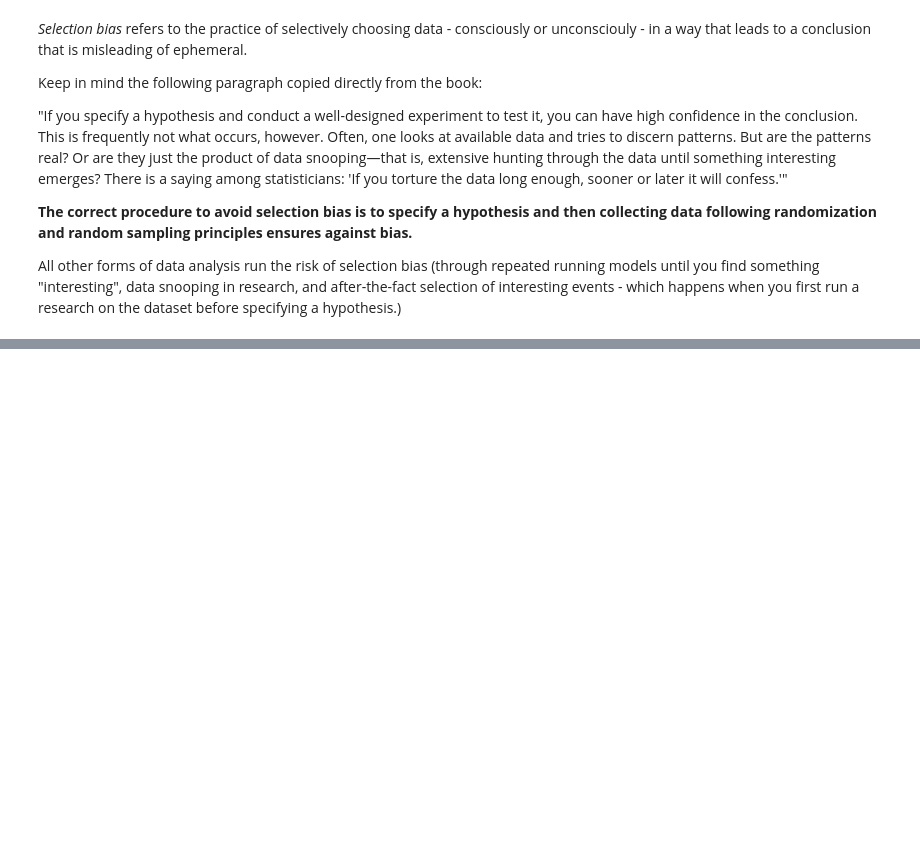
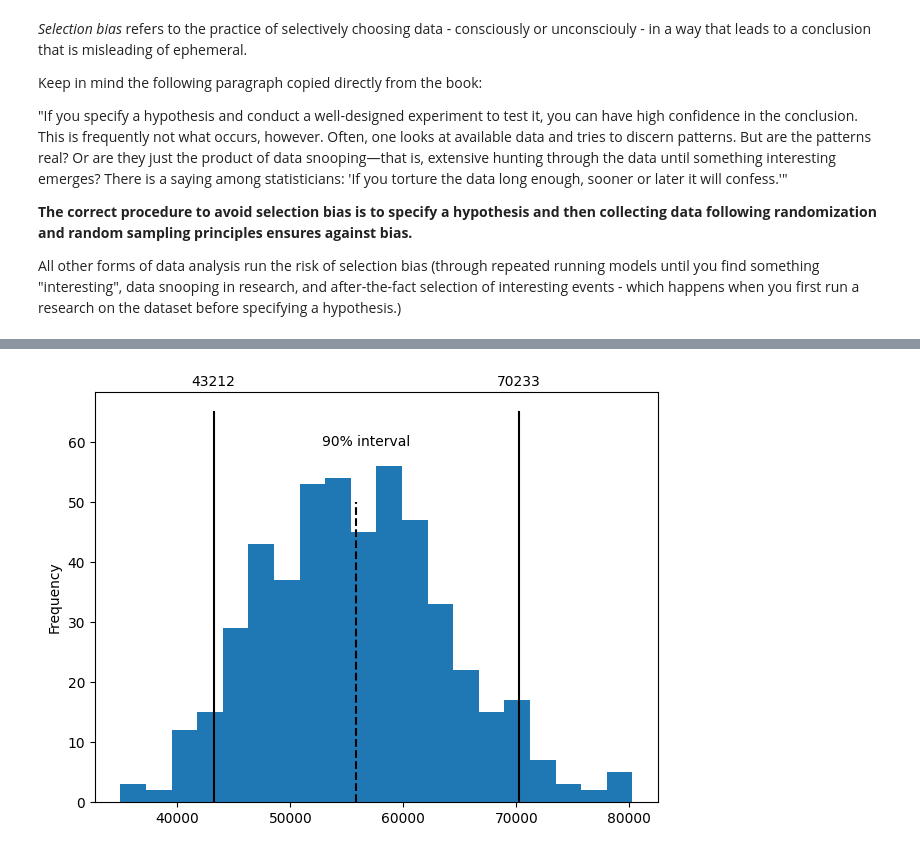
Before and after one commit to alexandrehsd/practical-statistics-notes, a Jupyter notebook: python/ch02_data_and_sampling_distributions.ipynb, the cells around one changed output, grey strips where cells are left out. Drawn from its saved outputs; the diff is of its cells as text; code cells hidden in the pictures; blank space fills up the shorter version.

```diff
--- a/python/ch02_data_and_sampling_distributions.ipynb
+++ b/python/ch02_data_and_sampling_distributions.ipynb
@@ -24,0 +150,34 @@ All other forms of data analysis run the risk of selection bias (through repeate
+# %%
+# bootstrap confidence interval
+np.random.seed(seed=3)
+
+# create a sample of 20 loan income
+loans_income20 = resample(loans_income, n_samples=20, replace=False)
+results = []
+for nrepeat in range(500):
+    sample = resample(loans_income20)  # sample with replacement
+    results.append(sample.mean())
+
+results = pd.Series(results)
+sorted_results = results.sort_values(ignore_index=True)
+
+lower_endpoint, upper_endpoint = results.quantile([0.05, 0.95])
+mean = results.mean()
+# %%
+fig, ax = plt.subplots(1, 1)
+
+results.plot.hist(ax=ax, bins=20)
+
+for x in [lower_endpoint, upper_endpoint]:
+    ax.plot([x, x], [0, 65], color='black')
+    ax.text(x, 70, f'{x:.0f}',
+            horizontalalignment='center', verticalalignment='center')
+ax.text((lower_endpoint + upper_endpoint) / 2, 60, '90% interval',
+        horizontalalignment='center', verticalalignment='center')
+# mean
+ax.plot([mean, mean], [0, 50], color='black', linestyle='--')
+
+plt.tight_layout()
+plt.show()
+# %% [output]
+[figure, added]
```
Also changed, not shown: parts of 35 cells of this notebook.
